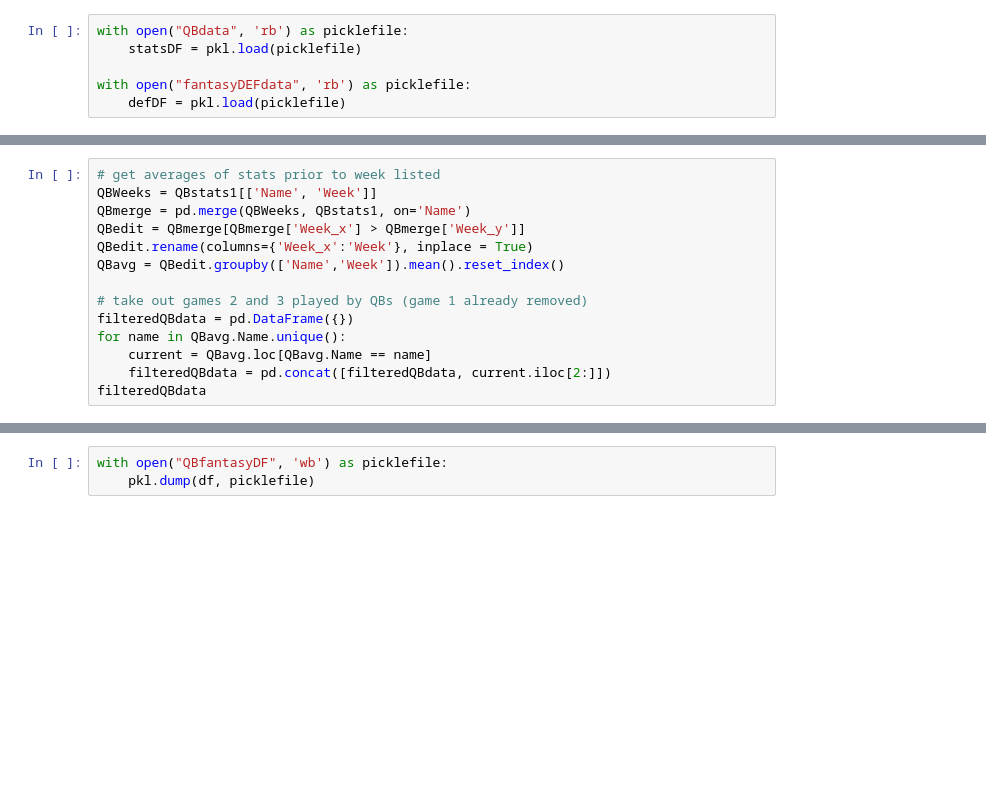
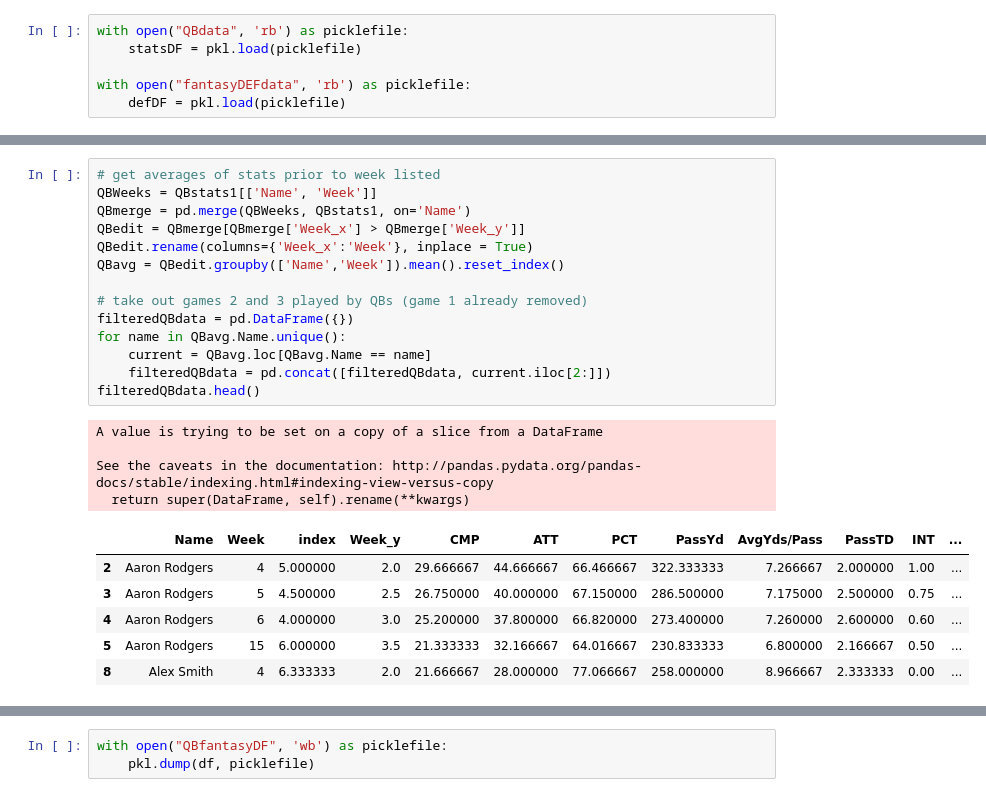
Before and after one commit to Sheth108/predicting_fantasy_football_scores, a Jupyter notebook: Clean Data.ipynb, the cells around one changed output, grey strips where cells are left out. Drawn from its saved outputs; the diff is of its cells as text; blank space fills up the shorter version.

```diff
--- a/Clean Data.ipynb
+++ b/Clean Data.ipynb
@@ -24,17 +31,28 @@ QBstats1.loc[QBstats1.Name == 'Mitch Trubisky'].sort_values(['Week'])
 # %%
 # get averages of stats prior to week listed
 QBWeeks = QBstats1[['Name', 'Week']]
 QBmerge = pd.merge(QBWeeks, QBstats1, on='Name')
 QBedit = QBmerge[QBmerge['Week_x'] > QBmerge['Week_y']]
 QBedit.rename(columns={'Week_x':'Week'}, inplace = True)
 QBavg = QBedit.groupby(['Name','Week']).mean().reset_index()
 
 # take out games 2 and 3 played by QBs (game 1 already removed)
 filteredQBdata = pd.DataFrame({})
 for name in QBavg.Name.unique():
     current = QBavg.loc[QBavg.Name == name]
     filteredQBdata = pd.concat([filteredQBdata, current.iloc[2:]])
-filteredQBdata
+filteredQBdata.head()
+# %% [output]
+A value is trying to be set on a copy of a slice from a DataFrame
+
+See the caveats in the documentation: http://pandas.pydata.org/pandas-docs/stable/indexing.html#indexing-view-versus-copy
+  return super(DataFrame, self).rename(**kwargs)
+|  | Name | Week | index | Week_y | CMP | ATT | PCT | PassYd | AvgYds/Pass | PassTD | INT | ... |
+| 2 | Aaron Rodgers | 4 | 5.000000 | 2.0 | 29.666667 | 44.666667 | 66.466667 | 322.333333 | 7.266667 | 2.000000 | 1.00 | ... |
+| 3 | Aaron Rodgers | 5 | 4.500000 | 2.5 | 26.750000 | 40.000000 | 67.150000 | 286.500000 | 7.175000 | 2.500000 | 0.75 | ... |
+| 4 | Aaron Rodgers | 6 | 4.000000 | 3.0 | 25.200000 | 37.800000 | 66.820000 | 273.400000 | 7.260000 | 2.600000 | 0.60 | ... |
+| 5 | Aaron Rodgers | 15 | 6.000000 | 3.5 | 21.333333 | 32.166667 | 64.016667 | 230.833333 | 6.800000 | 2.166667 | 0.50 | ... |
+| 8 | Alex Smith | 4 | 6.333333 | 2.0 | 21.666667 | 28.000000 | 77.066667 | 258.000000 | 8.966667 | 2.333333 | 0.00 | ... |
 # %%
 # present graph for MVP - show trend in one player who lowered yards/game and lowered fpts/game
 brady = filteredQBdata.loc[filteredQBdata.Name == 'Tom Brady']
```
Also changed, not shown: parts of 4 cells of this notebook, 3 other files.
